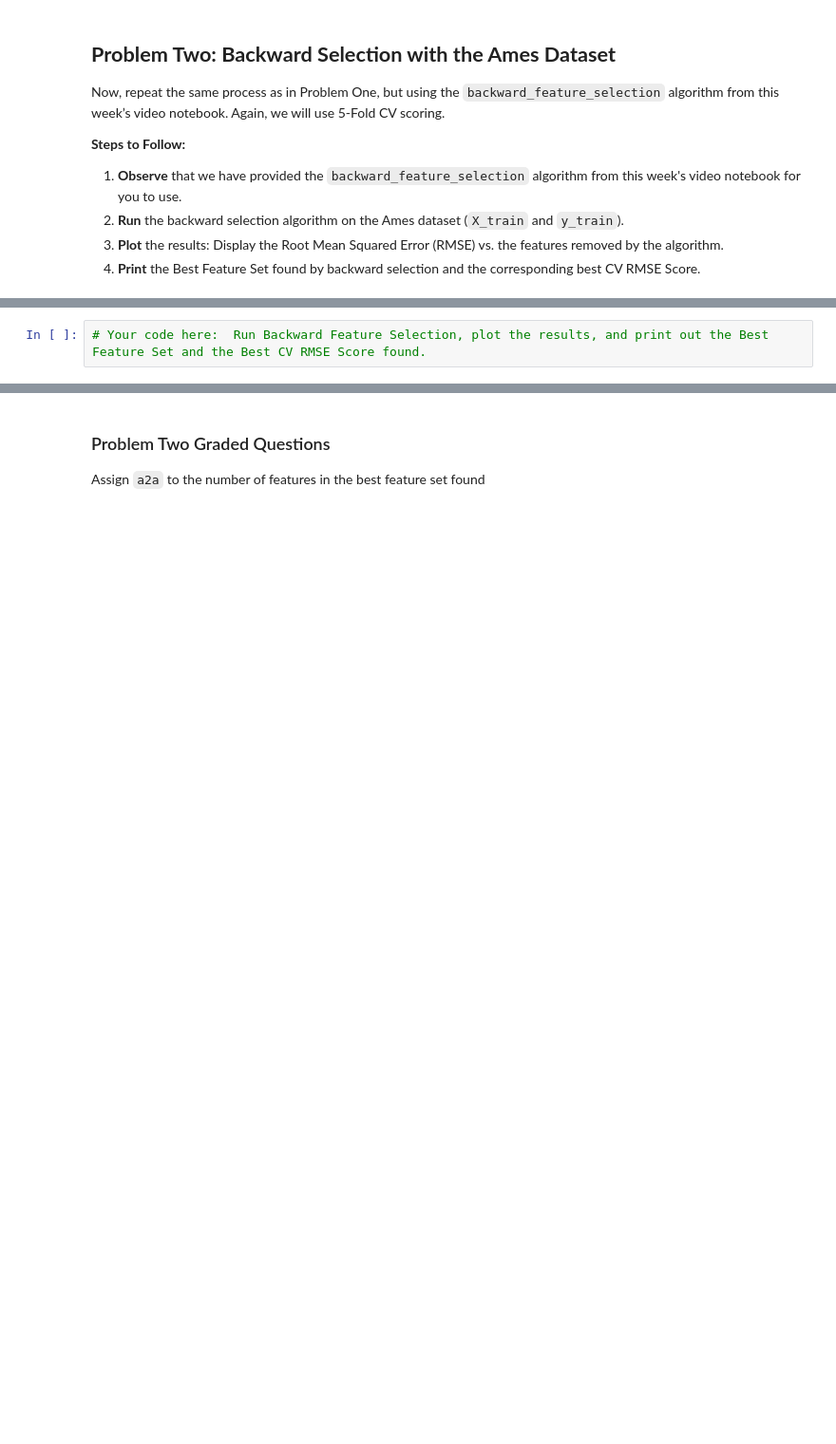
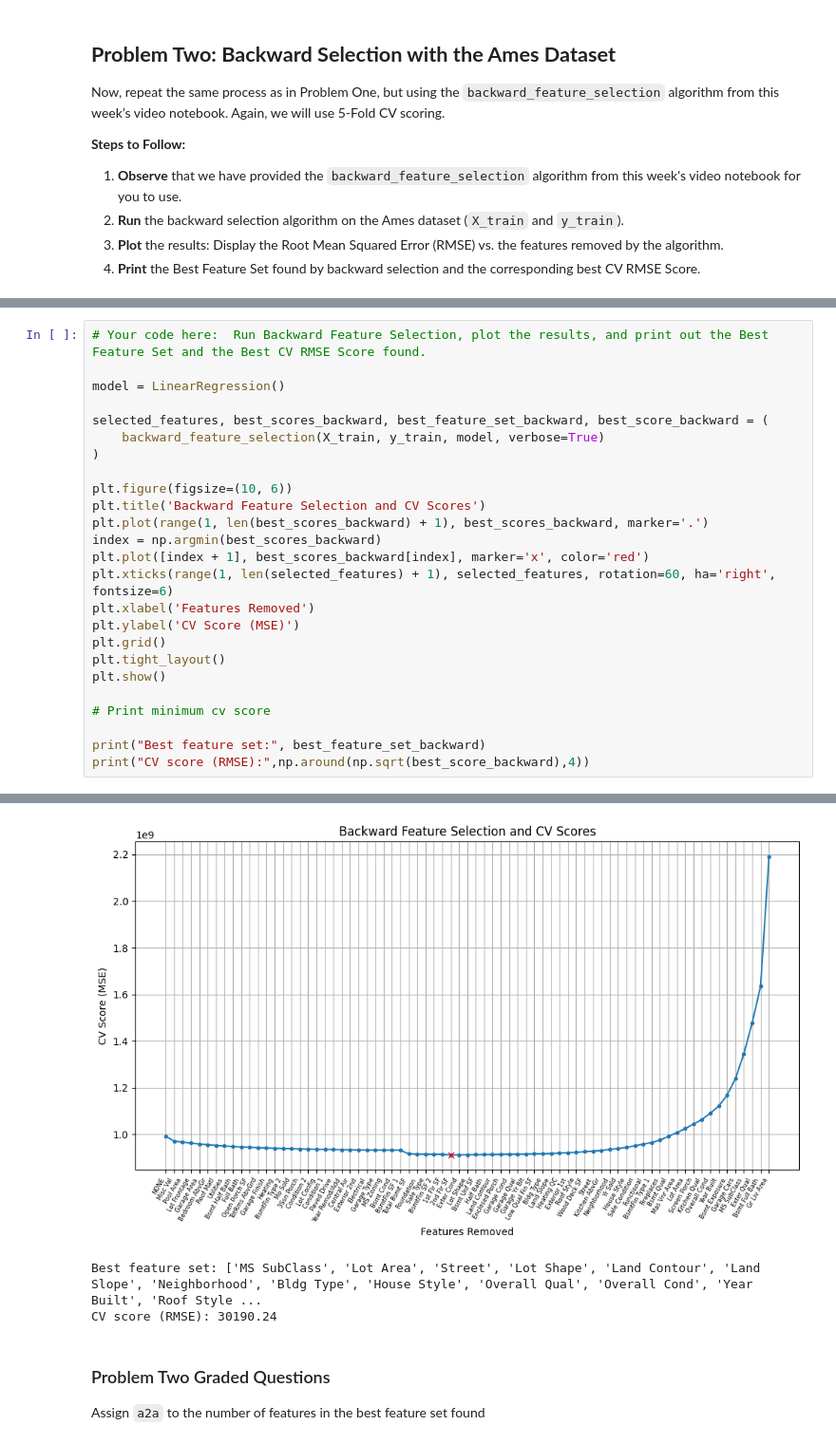
Before and after one commit to luanbui/Module-3-Assignments, a Jupyter notebook: Homework_05.ipynb, the cells around one changed output, grey strips where cells are left out. Shown: that part at 95% size. Saved outputs shown, nothing was run; the diff lists cells and outputs as text; blank space fills up the shorter version.

```diff
--- a/Homework_05.ipynb
+++ b/Homework_05.ipynb
@@ -342,3 +342,27 @@ def backward_feature_selection(X, y, model,
     )
 # %%
 # Your code here:  Run Backward Feature Selection, plot the results, and print out the Best Feature Set and the Best CV RMSE Score found.
+
+model = LinearRegression()
+
+selected_features, best_scores_backward, best_feature_set_backward, best_score_backward = (
+    backward_feature_selection(X_train, y_train, model, verbose=True)
+)
+
+plt.figure(figsize=(10, 6))
+plt.title('Backward Feature Selection and CV Scores')
+plt.plot(range(1, len(best_scores_backward) + 1), best_scores_backward, marker='.')
+index = np.argmin(best_scores_backward)
+plt.plot([index + 1], best_scores_backward[index], marker='x', color='red')
+plt.xticks(range(1, len(selected_features) + 1), selected_features, rotation=60, ha='right', fontsize=6)
+plt.xlabel('Features Removed')
+plt.ylabel('CV Score (MSE)')
+plt.grid()
+plt.tight_layout()
+plt.show()
+
+# Print minimum cv score
+
+print("Best feature set:", best_feature_set_backward)
+print("CV score (RMSE):",np.around(np.sqrt(best_score_backward),4))
+# %% [output]
@@ -345,3 +386,6 @@ def backward_feature_selection(X, y, model,
+[figure, added]
+Best feature set: ['MS SubClass', 'Lot Area', 'Street', 'Lot Shape', 'Land Contour', 'Land Slope', 'Neighborhood', 'Bldg Type', 'House Style', 'Overall Qual', 'Overall Cond', 'Year Built', 'Roof Style ...
+CV score (RMSE): 30190.24
 # %% [markdown]
 ### Problem Two Graded Questions
 
```
Also changed, not shown: parts of 21 cells of this notebook.
